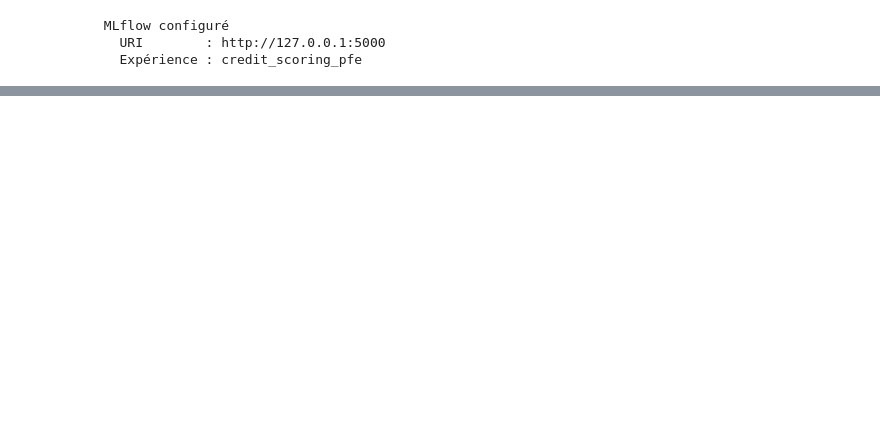
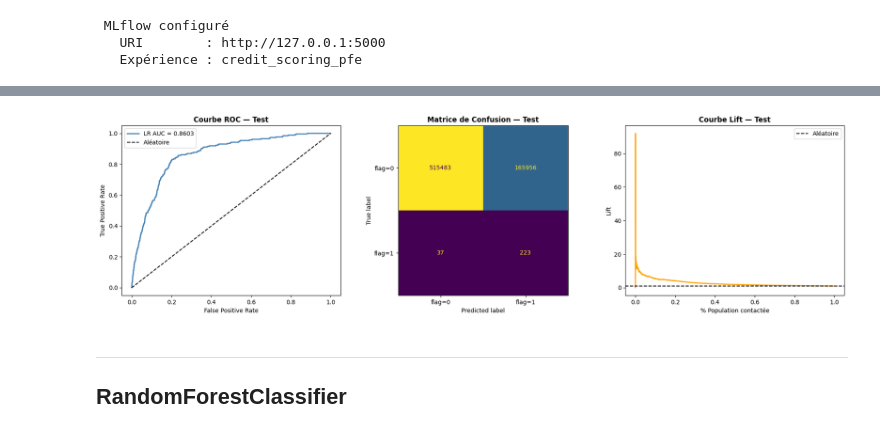
Before and after one commit to Bouali-Saad/banking-credit-scoring-pipeline, a Jupyter notebook: notebooks/05_modeling.ipynb, the cells around one changed output, grey strips where cells are left out. Cells and saved outputs as stored; diff of their text form; code cells hidden in the pictures; blank space fills up the shorter version.

```diff
--- a/notebooks/05_modeling.ipynb
+++ b/notebooks/05_modeling.ipynb
@@ -624,0 +731,51 @@ print(" Logistic Regression terminé")
+# %%
+import matplotlib.pyplot as plt
+from sklearn.metrics import roc_curve, auc, confusion_matrix, ConfusionMatrixDisplay
+import numpy as np
+import pandas as pd
+
+# Option B → pas de X_val → utiliser X_test
+y_pred_proba = lr.predict_proba(X_test_scaled)[:, 1]
+y_pred = lr.predict(X_test_scaled)
+
+fig, axes = plt.subplots(1, 3, figsize=(18, 5))
+
+# 1. ROC Curve
+fpr, tpr, _ = roc_curve(y_test, y_pred_proba)
+auc_score = auc(fpr, tpr)
+axes[0].plot(fpr, tpr, color='steelblue', lw=2,
+             label=f'LR AUC = {auc_score:.4f}')
+axes[0].plot([0,1],[0,1], 'k--', label='Aléatoire')
+axes[0].set_xlabel('False Positive Rate')
+axes[0].set_ylabel('True Positive Rate')
+axes[0].set_title('Courbe ROC — Test', fontweight='bold')
+axes[0].legend()
+
+# 2. Matrice de confusion
+cm = confusion_matrix(y_test, y_pred)
+disp = ConfusionMatrixDisplay(cm, display_labels=['flag=0','flag=1'])
+disp.plot(ax=axes[1], colorbar=False)
+axes[1].set_title('Matrice de Confusion — Test', fontweight='bold')
+
+# 3. Lift Curve
+df_lift = pd.DataFrame({'proba': y_pred_proba, 'flag': y_test.values})
+df_lift = df_lift.sort_values('proba', ascending=False).reset_index(drop=True)
+df_lift['cumul_flag1'] = df_lift['flag'].cumsum()
+df_lift['pct_pop'] = (df_lift.index + 1) / len(df_lift)
+df_lift['lift'] = (df_lift['cumul_flag1'] / df_lift['flag'].sum()) / df_lift['pct_pop']
+
+axes[2].plot(df_lift['pct_pop'], df_lift['lift'], color='orange', lw=2)
+axes[2].axhline(y=1, color='k', linestyle='--', label='Aléatoire')
+axes[2].set_xlabel('% Population contactée')
+axes[2].set_ylabel('Lift')
+axes[2].set_title('Courbe Lift — Test', fontweight='bold')
+axes[2].legend()
+
+plt.tight_layout()
+plt.savefig('../sql/resultats/18_lr_courbes.png', dpi=150)
+plt.show()
+# %% [output]
+[figure, added]
+# %% [markdown]
+----
+## RandomForestClassifier
```
Also changed, not shown: parts of 37 cells of this notebook.
